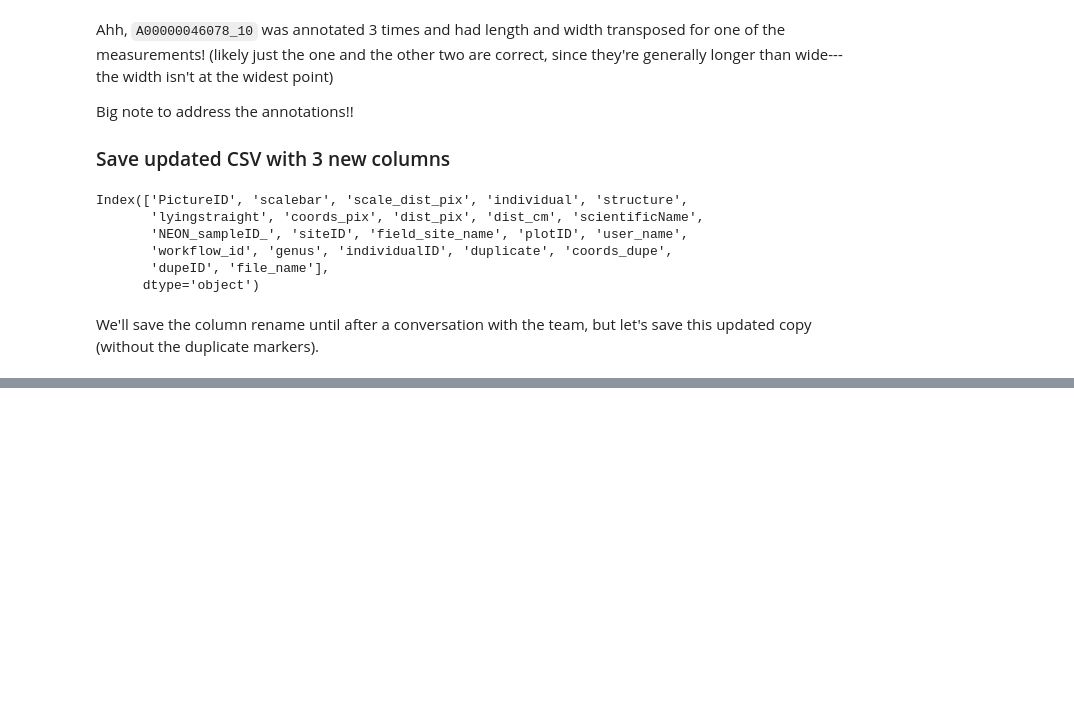
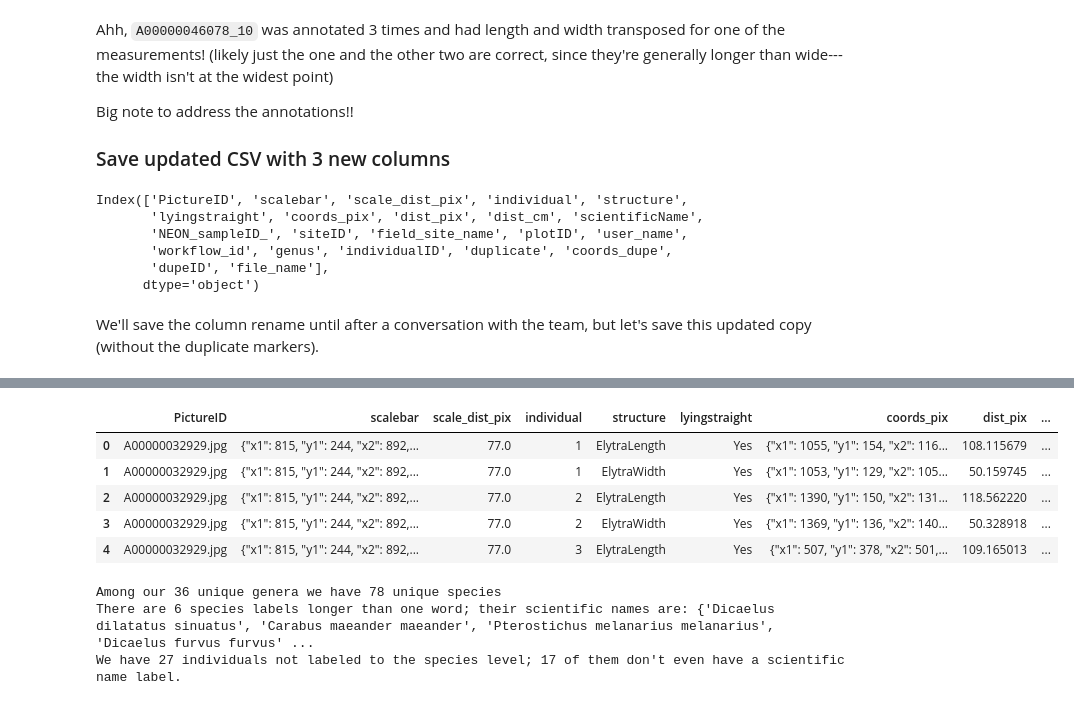
Before and after one commit to Imageomics/2018-NEON-beetles-processing, a Jupyter notebook: notebooks/EDA-0-1.ipynb, the cells around one changed output, grey strips where cells are left out. Drawn from its saved outputs; the diff is of its cells as text; code cells hidden in the pictures; blank space fills up the shorter version.

```diff
--- a/notebooks/EDA-0-1.ipynb
+++ b/notebooks/EDA-0-1.ipynb
@@ -298,0 +303,10 @@ df[cols_to_keep].to_csv("../data/BeetleMeasurements.csv", index = False)
+# %%
+df = pd.read_csv("https://huggingface.co/datasets/imageomics/BeetlePalooza/resolve/190cfc9c71b813b8faa338d251d3d02ee8dc14a9/BeetleMeasurements.csv", low_memory = False)
+df.head()
+# %% [output]
+|  | PictureID | scalebar | scale_dist_pix | individual | structure | lyingstraight | coords_pix | dist_pix | ... |
+| 0 | A00000032929.jpg | {"x1": 815, "y1": 244, "x2": 892,... | 77.0 | 1 | ElytraLength | Yes | {"x1": 1055, "y1": 154, "x2": 116... | 108.115679 | ... |
+| 1 | A00000032929.jpg | {"x1": 815, "y1": 244, "x2": 892,... | 77.0 | 1 | ElytraWidth | Yes | {"x1": 1053, "y1": 129, "x2": 105... | 50.159745 | ... |
+| 2 | A00000032929.jpg | {"x1": 815, "y1": 244, "x2": 892,... | 77.0 | 2 | ElytraLength | Yes | {"x1": 1390, "y1": 150, "x2": 131... | 118.562220 | ... |
+| 3 | A00000032929.jpg | {"x1": 815, "y1": 244, "x2": 892,... | 77.0 | 2 | ElytraWidth | Yes | {"x1": 1369, "y1": 136, "x2": 140... | 50.328918 | ... |
+| 4 | A00000032929.jpg | {"x1": 815, "y1": 244, "x2": 892,... | 77.0 | 3 | ElytraLength | Yes | {"x1": 507, "y1": 378, "x2": 501,... | 109.165013 | ... |
@@ -298,0 +328,9 @@ df[cols_to_keep].to_csv("../data/BeetleMeasurements.csv", index = False)
+# %%
+df["species"] = df["scientificName"].apply(get_species)
+print(f"Among our 36 unique genera we have {df['species'].nunique()} unique species")
+print(f"There are {len(set(longer_sp_names))} species labels longer than one word; their scientific names are: {set(longer_sp_names)}")
+print(f"We have {df.loc[df['species'].isna(), 'individualID'].nunique()} individuals not labeled to the species level; {df.loc[(df['species'].isna()) & (df['scientificName'].isna()), 'individualID'].nunique()} of them don't even have a scientific name label.")
+# %% [output]
+Among our 36 unique genera we have 78 unique species
+There are 6 species labels longer than one word; their scientific names are: {'Dicaelus dilatatus sinuatus', 'Carabus maeander maeander', 'Pterostichus melanarius melanarius', 'Dicaelus furvus furvus' ...
+We have 27 individuals not labeled to the species level; 17 of them don't even have a scientific name label.
```
Also changed, not shown: parts of 19 cells of this notebook, 1 other file.
